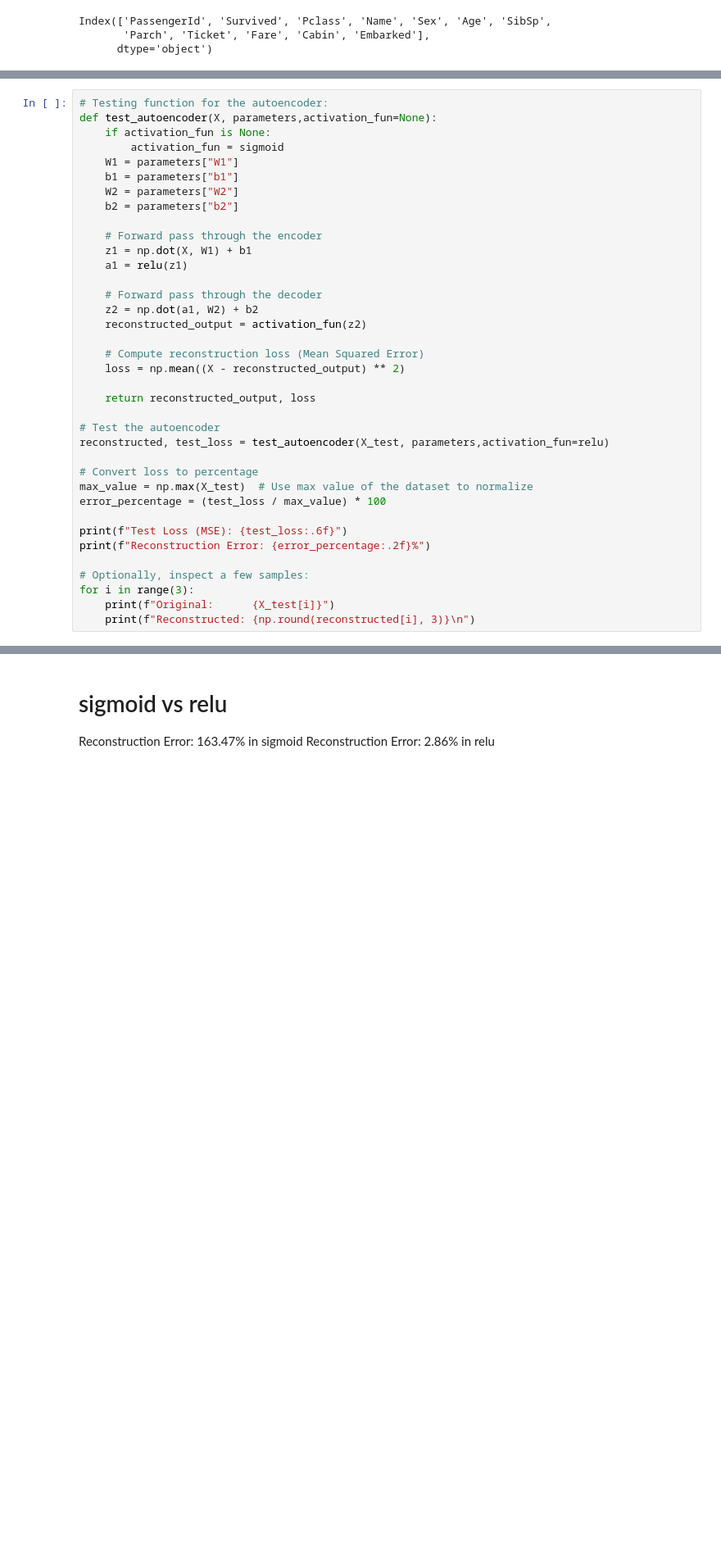
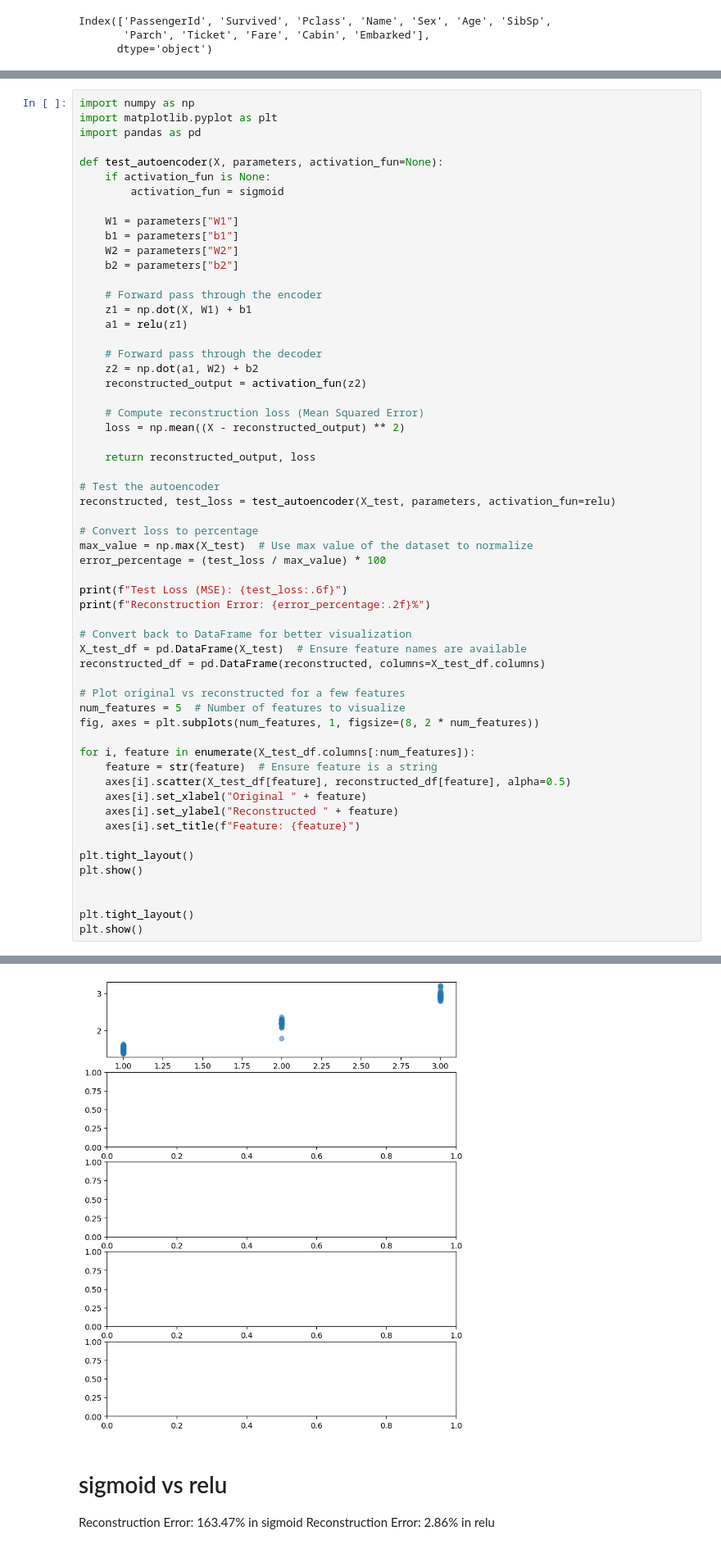
Before and after one commit to Sambhav242005/ML-NoteBook, a Jupyter notebook: unsupervied-learning.ipynb, the cells around one changed output, grey strips where cells are left out. Shown at 82% size. Saved outputs shown, nothing was run; the diff lists cells and outputs as text; blank space fills up the shorter version.

```diff
--- a/unsupervied-learning.ipynb
+++ b/unsupervied-learning.ipynb
@@ -236,10 +236,14 @@ Epoch 2400: Loss = 2.3857
 Epoch 2700: Loss = 2.1580
 [figure]
 # %%
-# Testing function for the autoencoder:
-def test_autoencoder(X, parameters,activation_fun=None):
+import numpy as np
+import matplotlib.pyplot as plt
+import pandas as pd
+
+def test_autoencoder(X, parameters, activation_fun=None):
     if activation_fun is None:
         activation_fun = sigmoid
+
     W1 = parameters["W1"]
     b1 = parameters["b1"]
     W2 = parameters["W2"]
@@ -259,7 +263,7 @@ def test_autoencoder(X, parameters,activation_fun=None):
     return reconstructed_output, loss
 
 # Test the autoencoder
-reconstructed, test_loss = test_autoencoder(X_test, parameters,activation_fun=relu)
+reconstructed, test_loss = test_autoencoder(X_test, parameters, activation_fun=relu)
 
 # Convert loss to percentage
 max_value = np.max(X_test)  # Use max value of the dataset to normalize
@@ -268,10 +272,27 @@ error_percentage = (test_loss / max_value) * 100
 print(f"Test Loss (MSE): {test_loss:.6f}")
 print(f"Reconstruction Error: {error_percentage:.2f}%")
 
-# Optionally, inspect a few samples:
-for i in range(3):
-    print(f"Original:      {X_test[i]}")
-    print(f"Reconstructed: {np.round(reconstructed[i], 3)}\n")
+# Convert back to DataFrame for better visualization
+X_test_df = pd.DataFrame(X_test)  # Ensure feature names are available
+reconstructed_df = pd.DataFrame(reconstructed, columns=X_test_df.columns)
+
+# Plot original vs reconstructed for a few features
+num_features = 5  # Number of features to visualize
+fig, axes = plt.subplots(num_features, 1, figsize=(8, 2 * num_features))
+
+for i, feature in enumerate(X_test_df.columns[:num_features]):
+    feature = str(feature)  # Ensure feature is a string
+    axes[i].scatter(X_test_df[feature], reconstructed_df[feature], alpha=0.5)
+    axes[i].set_xlabel("Original " + feature)
+    axes[i].set_ylabel("Reconstructed " + feature)
+    axes[i].set_title(f"Feature: {feature}")
+
+plt.tight_layout()
+plt.show()
+
+
+plt.tight_layout()
+plt.show()
 # %% [output]
 Test Loss (MSE): 2.028623
 Reconstruction Error: 2.86%
@@ -289,3 +300,4 @@ Reconstructed: [ 2.86  22.565  2.168  0.367  0.213  0.259  0.     0.     0.   ]
+[figure, added]
 # %% [markdown]
 # sigmoid vs relu
 Reconstruction Error: 163.47% in sigmoid
```
Also changed, not shown: parts of 1 cell of this notebook.
